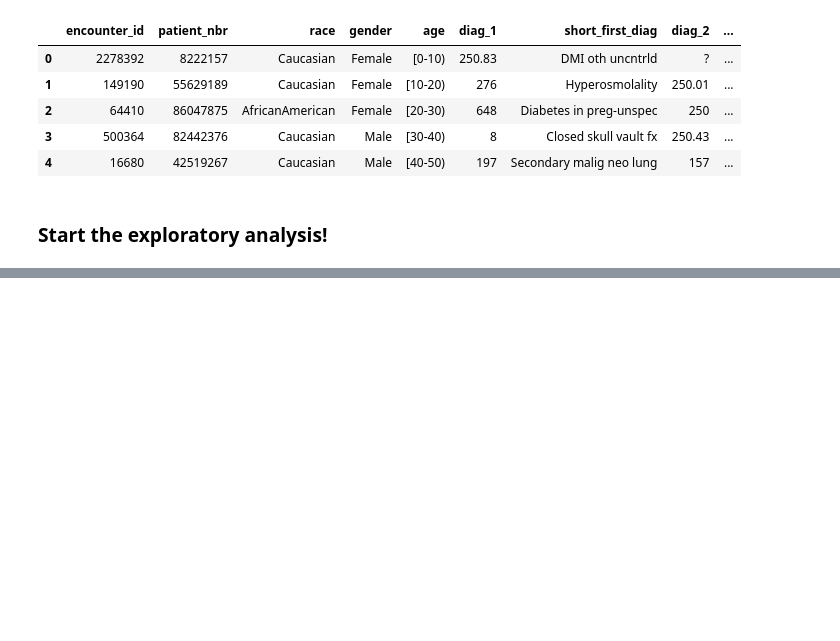
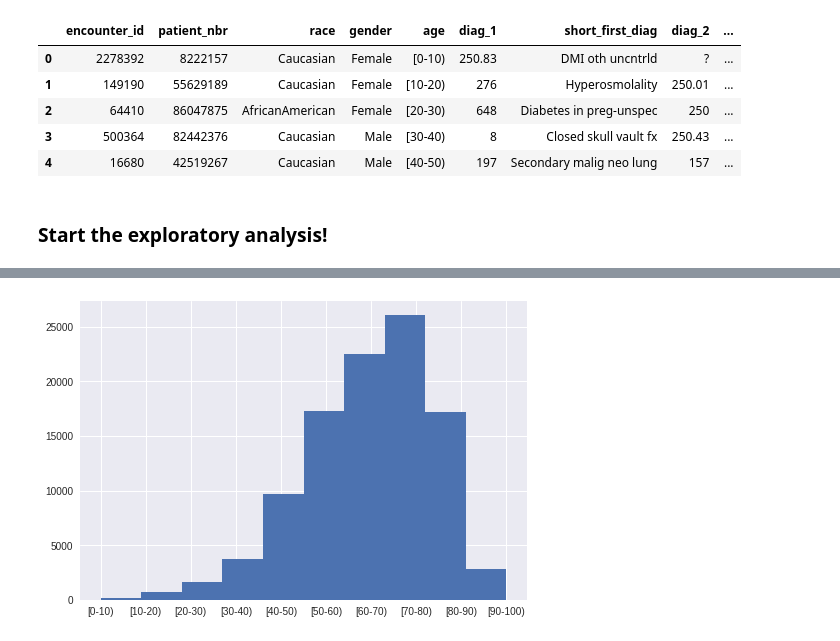
Before and after one commit to johnpharmd/LS-DS-Unit-1-Project, a Jupyter notebook: LS_DS_Project_1.ipynb, the cells around one changed output, grey strips where cells are left out. Drawn from its saved outputs; the diff is of its cells as text; code cells hidden in the pictures; blank space fills up the shorter version.

```diff
--- a/LS_DS_Project_1.ipynb
+++ b/LS_DS_Project_1.ipynb
@@ -414,3 +438,8 @@ df.age.value_counts()
+# %%
+# Histogram of age groups
+df.age.hist();
+# %% [output]
+[figure, added]
 # %%
 df.diag_1.value_counts()
 # %%
```
Also changed, not shown: parts of 13 cells of this notebook.
